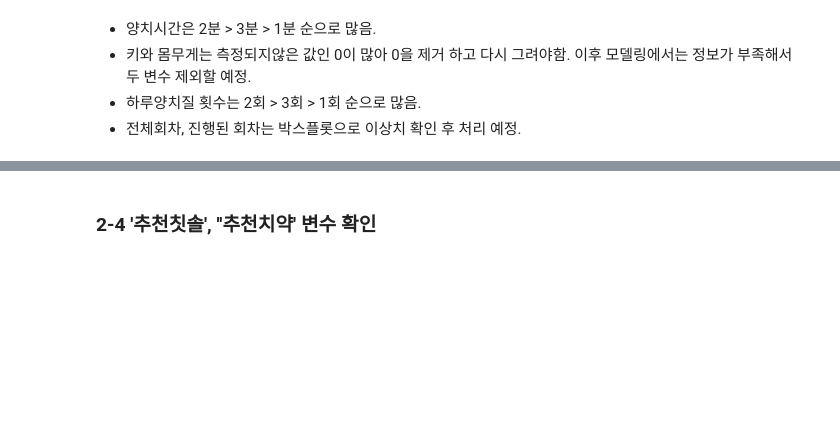
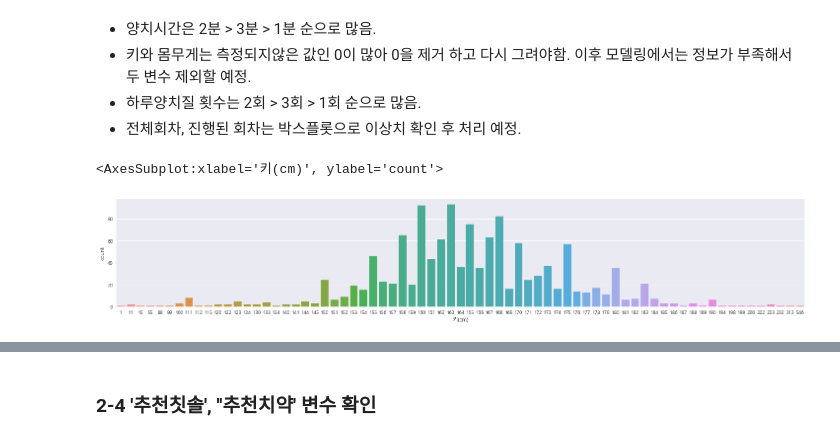
Before and after one commit to K-Final-Project/MZ-trend, a Jupyter notebook: EDA.ipynb, the cells around one changed output, grey strips where cells are left out. Cells and saved outputs as stored; diff of their text form; code cells hidden in the pictures; blank space fills up the shorter version.

```diff
--- a/EDA.ipynb
+++ b/EDA.ipynb
@@ -138,3 +138,13 @@ sns.countplot(df['진행된회차'], ax=ax[5])
  * 키와 몸무게는 측정되지않은 값인 0이 많아 0을 제거 하고 다시 그려야함.  이후 모델링에서는 정보가 부족해서 두 변수 제외할 예정.
  * 하루양치질 횟수는 2회 > 3회 > 1회 순으로 많음.
  * 전체회차, 진행된 회차는 박스플롯으로 이상치 확인 후 처리 예정.
+# %%
+df_del = df.drop(df[df['키(cm)'] == 0].index)
+df_del = df.drop(df[df['몸무게(kg)'] == 0].index)
+# %%
+# 0 제외 키의 분포
+fig, ax = plt.subplots(figsize=(25,4))
+sns.countplot(df_del['키(cm)'])
+# %% [output]
+<AxesSubplot:xlabel='키(cm)', ylabel='count'>
+[figure, added]
```
Also changed, not shown: parts of 13 cells of this notebook, 2 other files.
